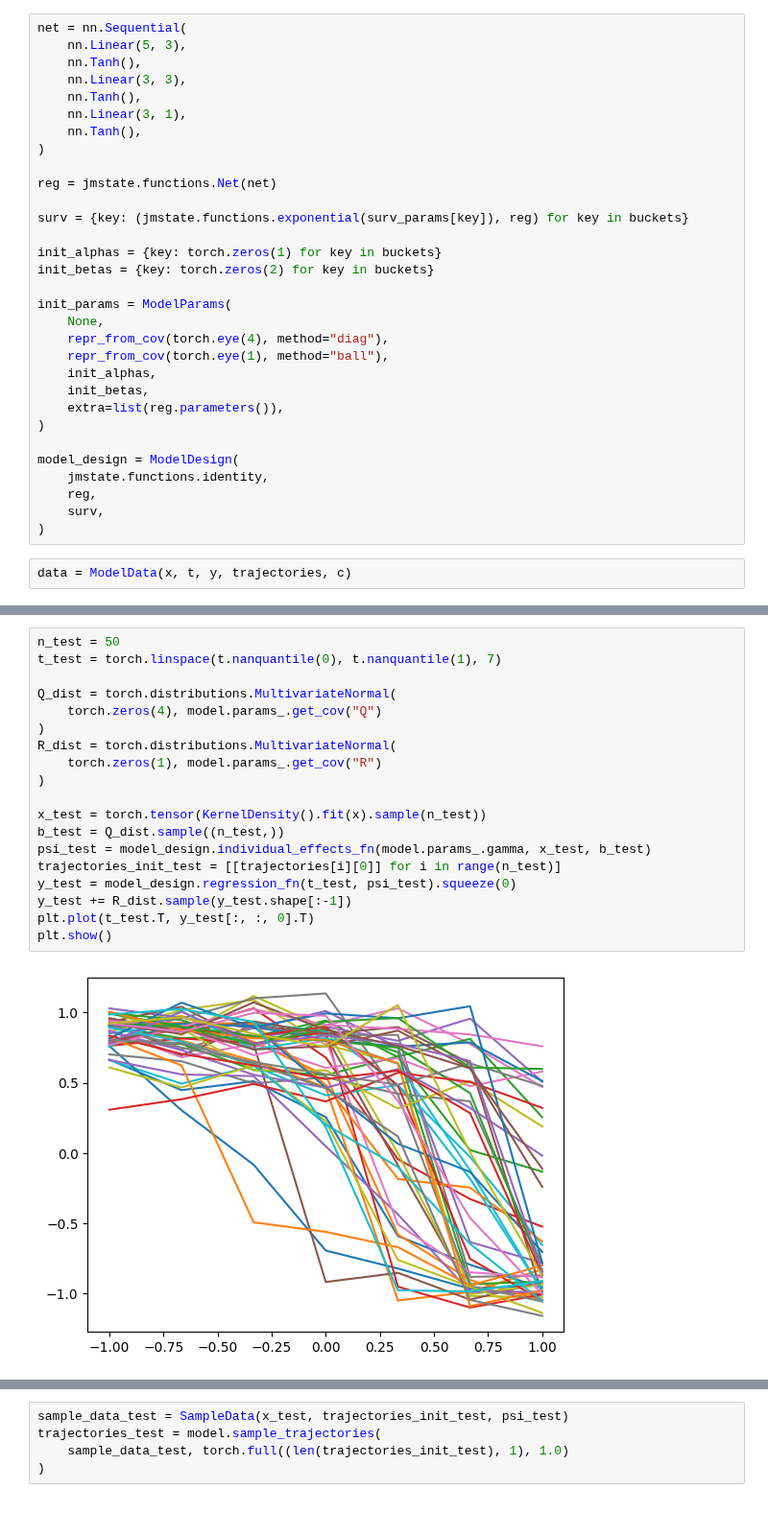
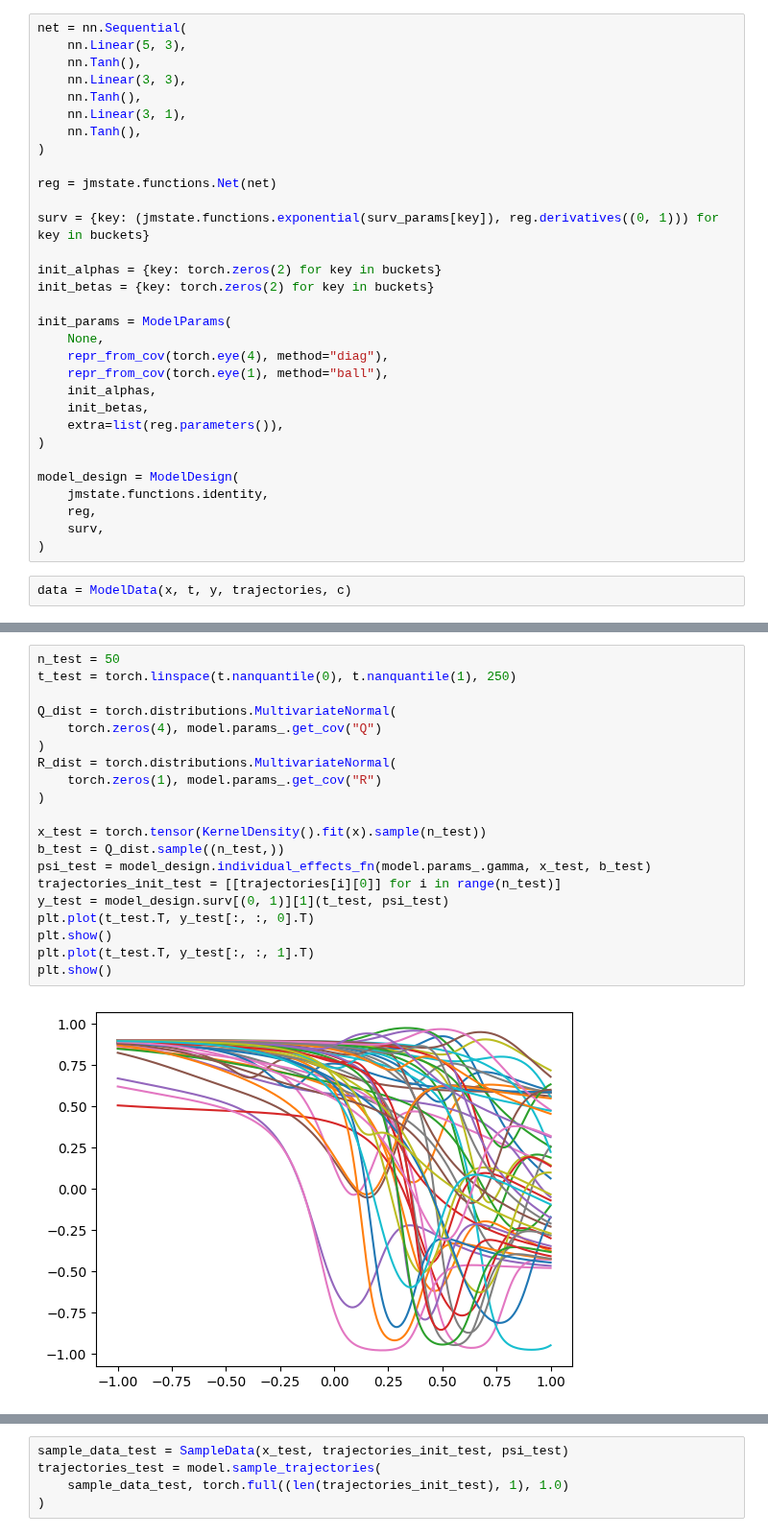
Before and after one commit to felixlaplante/jmstate, a Jupyter notebook: paquid-test.ipynb, the cells around one changed output, grey strips where cells are left out. Shown at 96% size. Cells and saved outputs as stored; diff of their text form.

```diff
--- a/paquid-test.ipynb
+++ b/paquid-test.ipynb
@@ -123,9 +123,9 @@ net = nn.Sequential(
 
 reg = jmstate.functions.Net(net)
 
-surv = {key: (jmstate.functions.exponential(surv_params[key]), reg) for key in buckets}
+surv = {key: (jmstate.functions.exponential(surv_params[key]), reg.derivatives((0, 1))) for key in buckets}
 
-init_alphas = {key: torch.zeros(1) for key in buckets}
+init_alphas = {key: torch.zeros(2) for key in buckets}
 init_betas = {key: torch.zeros(2) for key in buckets}
 
 init_params = ModelParams(
@@ -168,21 +166,22 @@ ModelParams(gamma=None, Q_repr=MatRepr(flat=tensor([-0.6975, -0.5251, -1.0963, -
 # %%
 n_test = 50
-t_test = torch.linspace(t.nanquantile(0), t.nanquantile(1), 7)
+t_test = torch.linspace(t.nanquantile(0), t.nanquantile(1), 250)
 
 Q_dist = torch.distributions.MultivariateNormal(
     torch.zeros(4), model.params_.get_cov("Q")
 )
 R_dist = torch.distributions.MultivariateNormal(
     torch.zeros(1), model.params_.get_cov("R")
 )
 
 x_test = torch.tensor(KernelDensity().fit(x).sample(n_test))
 b_test = Q_dist.sample((n_test,))
 psi_test = model_design.individual_effects_fn(model.params_.gamma, x_test, b_test)
 trajectories_init_test = [[trajectories[i][0]] for i in range(n_test)]
-y_test = model_design.regression_fn(t_test, psi_test).squeeze(0)
-y_test += R_dist.sample(y_test.shape[:-1])
+y_test = model_design.surv[(0, 1)][1](t_test, psi_test)
 plt.plot(t_test.T, y_test[:, :, 0].T)
 plt.show()
+plt.plot(t_test.T, y_test[:, :, 1].T)
+plt.show()
 # %% [output]
-[figure, old version]
+[figure, new version]
```
Also changed, not shown: parts of 4 cells of this notebook, 3 other files.
